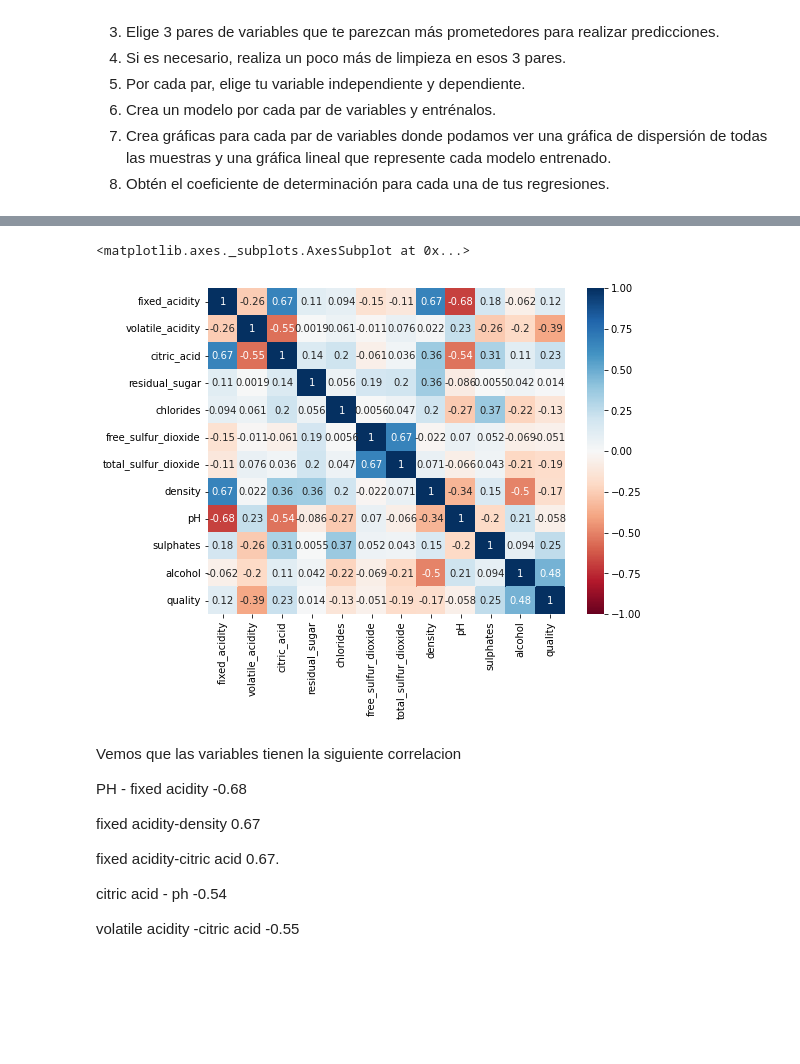
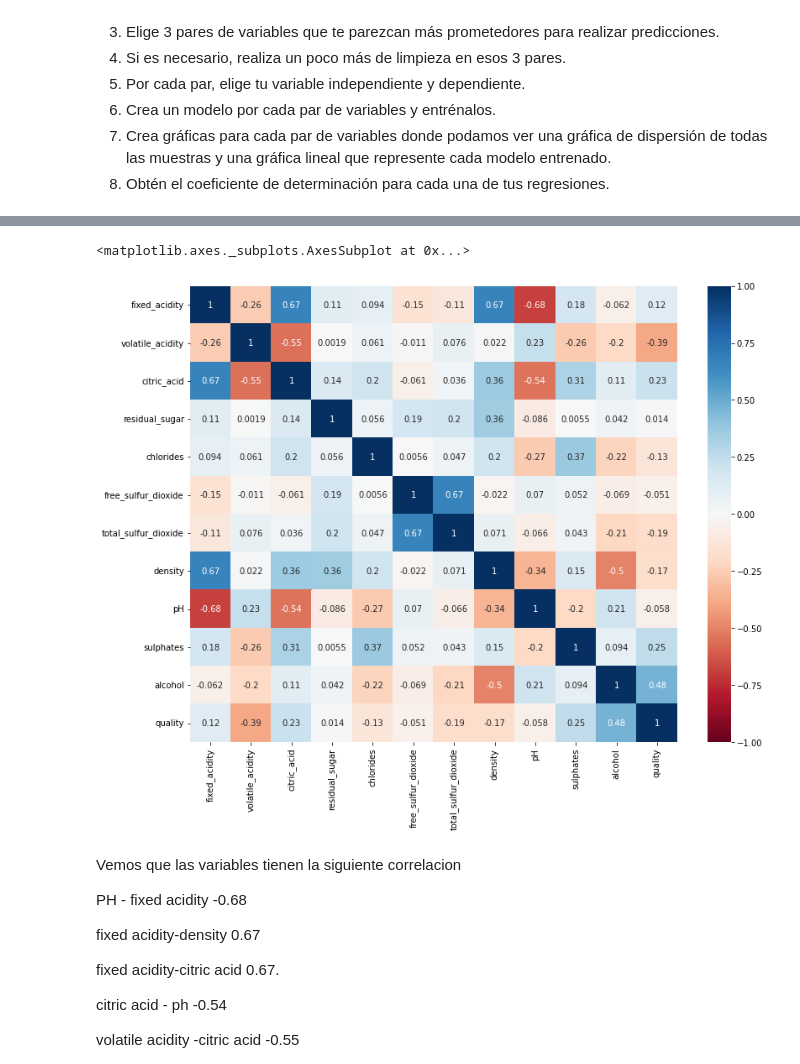
Before and after one commit to LazaroR-u/BEDU-fase2, a Jupyter notebook: modulo4_analisis_con_python/4. Correlaciones y regresión lineal/S4_reto4_regresion_lineal_simple.ipynb, the cells around one changed output, grey strips where cells are left out. Drawn from its saved outputs; the diff is of its cells as text; code cells hidden in the pictures; blank space fills up the shorter version.

```diff
--- a/modulo4_analisis_con_python/4. Correlaciones y regresión lineal/S4_reto4_regresion_lineal_simple.ipynb
+++ b/modulo4_analisis_con_python/4. Correlaciones y regresión lineal/S4_reto4_regresion_lineal_simple.ipynb
@@ -53,11 +53,11 @@ df_fil.corr()
 | sulphates | 0.183006 | -0.260987 | 0.312770 | 0.005527 | 0.371260 | 0.051658 | ... |
 | alcohol | -0.061668 | -0.202288 | 0.109903 | 0.042075 | -0.221141 | -0.069408 | ... |
 # %%
-plt.figure(figsize=(8, 6))
+plt.figure(figsize=(13, 10))
 sns.heatmap(df.corr(), vmin=-1,vmax=1, annot=True, cmap="RdBu")
 # %% [output]
 <matplotlib.axes._subplots.AxesSubplot at 0x...>
-[figure, old version]
+[figure, new version]
 # %% [markdown]
 Vemos que las variables tienen la siguiente correlacion
 
```
Also changed, not shown: parts of 1 cell of this notebook.
